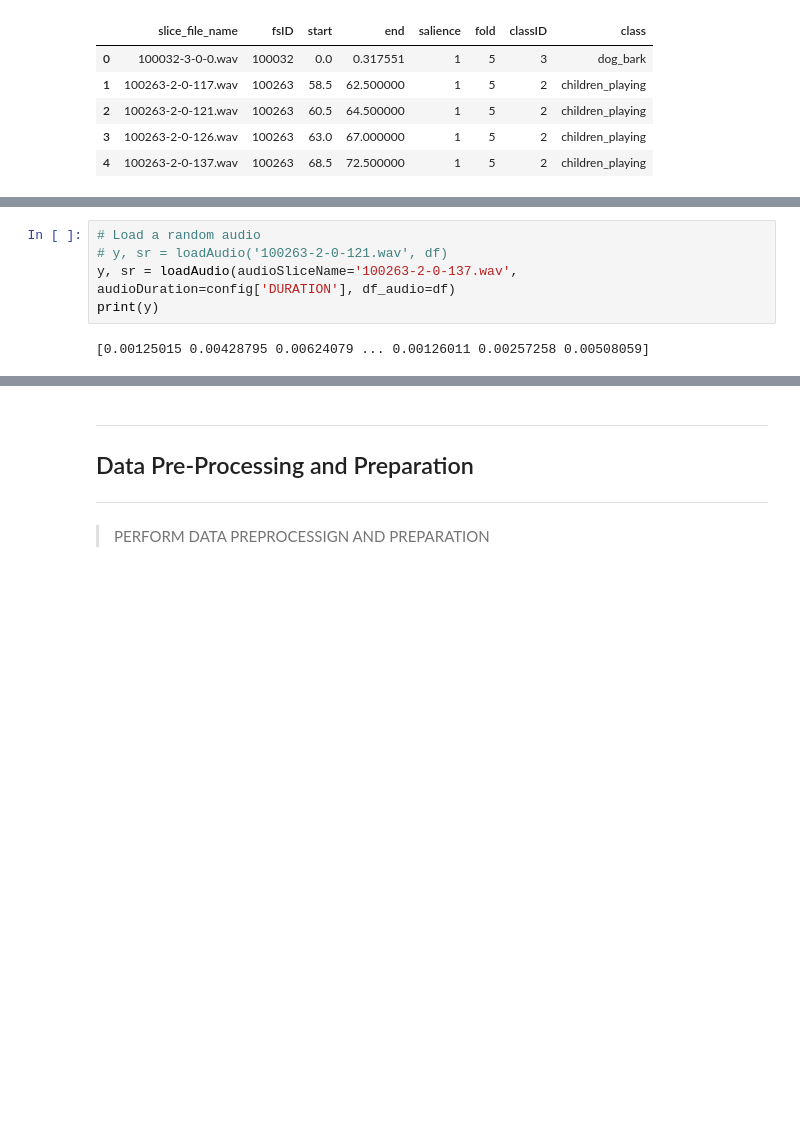
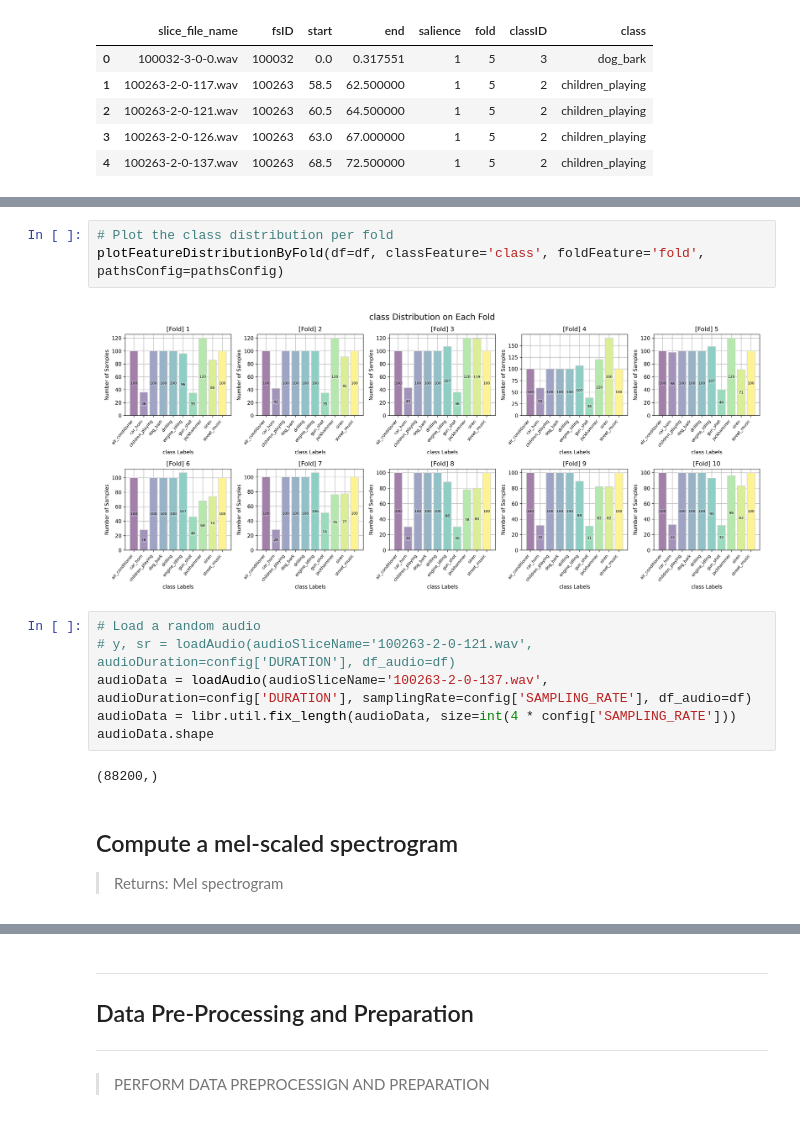
Before and after one commit to EstevesX10/ML2-Urban-Sound-Classification, a Jupyter notebook: Urban-Sound-Classification/UrbanSoundClassification.ipynb, the cells around one changed output, grey strips where cells are left out. Saved outputs shown, nothing was run; the diff lists cells and outputs as text; blank space fills up the shorter version.

```diff
--- a/Urban-Sound-Classification/UrbanSoundClassification.ipynb
+++ b/Urban-Sound-Classification/UrbanSoundClassification.ipynb
@@ -93,8 +103,17 @@ plotFeatureDistribution(df, 'class')
+# %%
+# Plot the class distribution per fold
+plotFeatureDistributionByFold(df=df, classFeature='class', foldFeature='fold', pathsConfig=pathsConfig)
+# %% [output]
+[figure, added]
 # %%
 # Load a random audio
-# y, sr = loadAudio('100263-2-0-121.wav', df)
-y, sr = loadAudio(audioSliceName='100263-2-0-137.wav', audioDuration=config['DURATION'], df_audio=df)
-print(y)
+# y, sr = loadAudio(audioSliceName='100263-2-0-121.wav', audioDuration=config['DURATION'], df_audio=df)
+audioData = loadAudio(audioSliceName='100263-2-0-137.wav', audioDuration=config['DURATION'], samplingRate=config['SAMPLING_RATE'], df_audio=df)
+audioData = libr.util.fix_length(audioData, size=int(4 * config['SAMPLING_RATE']))
+audioData.shape
 # %% [output]
-[0.00125015 0.00428795 0.00624079 ... 0.00126011 0.00257258 0.00508059]
+(88200,)
+# %% [markdown]
+## Compute a mel-scaled spectrogram
+> Returns: Mel spectrogram
 # %%
```
Also changed, not shown: parts of 24 cells of this notebook.
